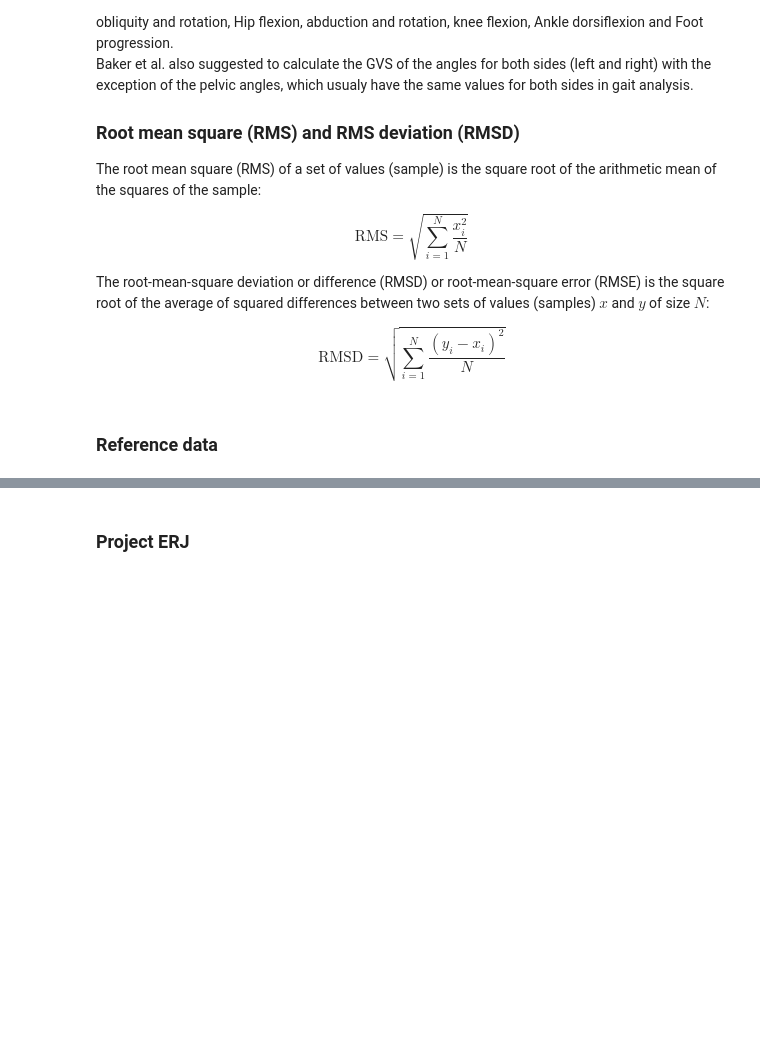
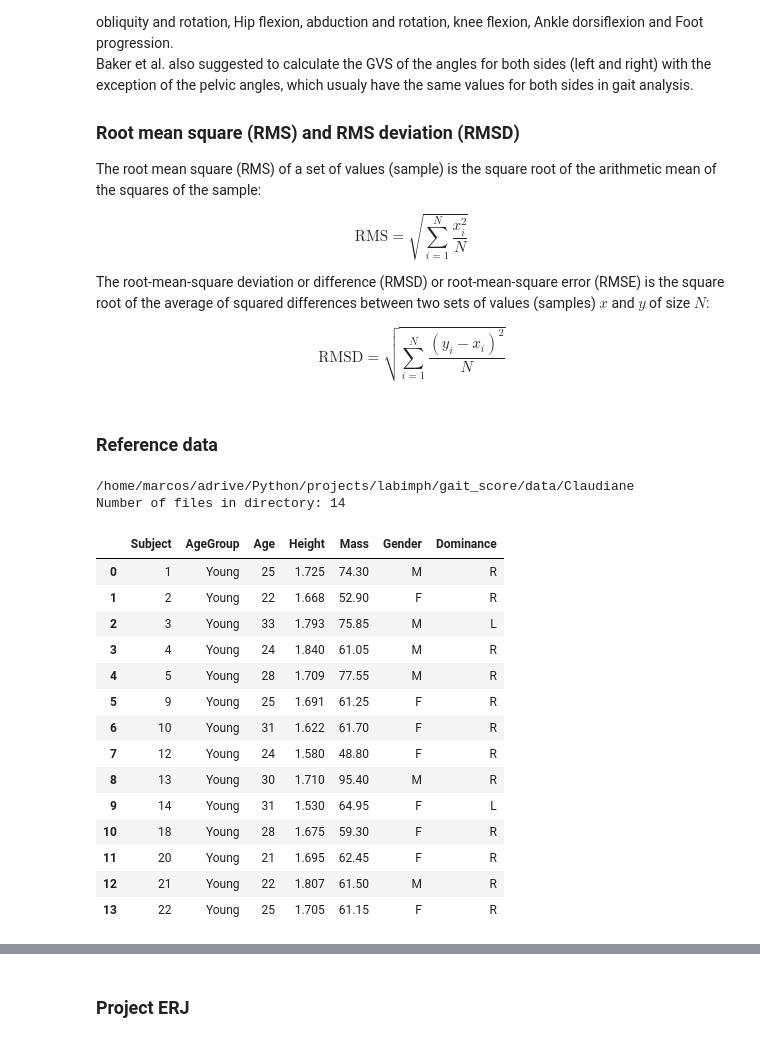
Before and after one commit to demotu/gait_score, a Jupyter notebook: notebooks/gps.ipynb, the cells around one changed output, grey strips where cells are left out. Saved outputs shown, nothing was run; the diff lists cells and outputs as text; code cells hidden in the pictures; blank space fills up the shorter version.

```diff
--- a/notebooks/gps.ipynb
+++ b/notebooks/gps.ipynb
@@ -338,3 +338,32 @@ ref_data_kin = ref_data[['Pelvis_Z_m', 'Pelvis_Z_sd', 'Pelvis_X_m', 'Pelvis_X_sd
 ref_data_mom = ref_data[['HipMoment_Z_m', 'HipMoment_Z_sd',
                          'KneeMoment_Z_m', 'KneeMoment_Z_sd',
                          'AnkleMoment_Z_m', 'AnkleMoment_Z_sd']]
+# %%
+subs = glob.glob(path2.as_posix() + os.sep + 'SUB*')
+print(path2.as_posix())
+print(f'Number of files in directory: {len(subs)}')
+subs2 = [int(sub.split('/')[-1][3:-1]) for sub in subs]
+subs2.sort()
+info = pd.read_excel(path2 / 'WBDSinfo.xlsx')
+info = info[['Subject', 'AgeGroup', 'Age',	'Height', 'Mass', 'Gender', 'Dominance']]
+info = info[info['Subject'].isin(subs2)].drop_duplicates(subset='Subject', ignore_index=True)
+info.Height = info.Height/100
+info
+# %% [output]
+/home/marcos/adrive/Python/projects/labimph/gait_score/data/Claudiane
+Number of files in directory: 14
+|  | Subject | AgeGroup | Age | Height | Mass | Gender | Dominance |
+| 0 | 1 | Young | 25 | 1.725 | 74.30 | M | R |
+| 1 | 2 | Young | 22 | 1.668 | 52.90 | F | R |
+| 2 | 3 | Young | 33 | 1.793 | 75.85 | M | L |
+| 3 | 4 | Young | 24 | 1.840 | 61.05 | M | R |
+| 4 | 5 | Young | 28 | 1.709 | 77.55 | M | R |
+| 5 | 9 | Young | 25 | 1.691 | 61.25 | F | R |
+| 6 | 10 | Young | 31 | 1.622 | 61.70 | F | R |
+| 7 | 12 | Young | 24 | 1.580 | 48.80 | F | R |
+| 8 | 13 | Young | 30 | 1.710 | 95.40 | M | R |
+| 9 | 14 | Young | 31 | 1.530 | 64.95 | F | L |
+| 10 | 18 | Young | 28 | 1.675 | 59.30 | F | R |
+| 11 | 20 | Young | 21 | 1.695 | 62.45 | F | R |
+| 12 | 21 | Young | 22 | 1.807 | 61.50 | M | R |
+| 13 | 22 | Young | 25 | 1.705 | 61.15 | F | R |
```
Also changed, not shown: parts of 7 cells of this notebook.
